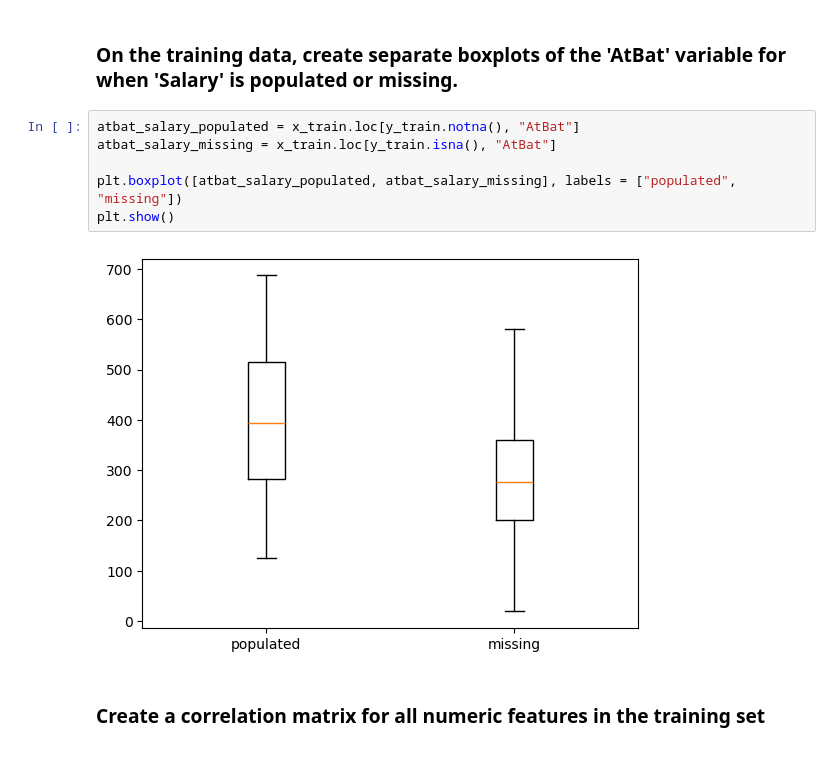
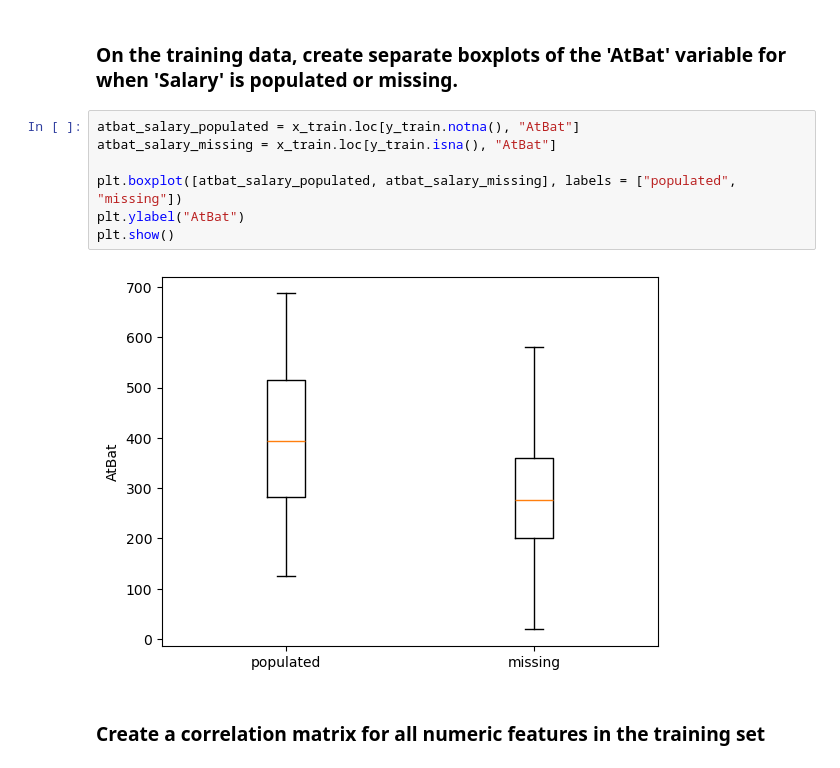
Before and after one commit to Kenecu/code_2600, a Jupyter notebook: mod03_eda.ipynb, the cells around one changed output. Cells and saved outputs as stored; diff of their text form.

```diff
--- a/mod03_eda.ipynb
+++ b/mod03_eda.ipynb
@@ -136,11 +136,12 @@ A situation where missing entries are filled in with values such as 0 or Boolean
 # %%
 atbat_salary_populated = x_train.loc[y_train.notna(), "AtBat"]
 atbat_salary_missing = x_train.loc[y_train.isna(), "AtBat"]
 
 plt.boxplot([atbat_salary_populated, atbat_salary_missing], labels = ["populated", "missing"])
+plt.ylabel("AtBat")
 plt.show()
 # %% [output]
-[figure, old version]
+[figure, new version]
 # %% [markdown]
 ### Create a correlation matrix for all numeric features in the training set
 # %%
```
